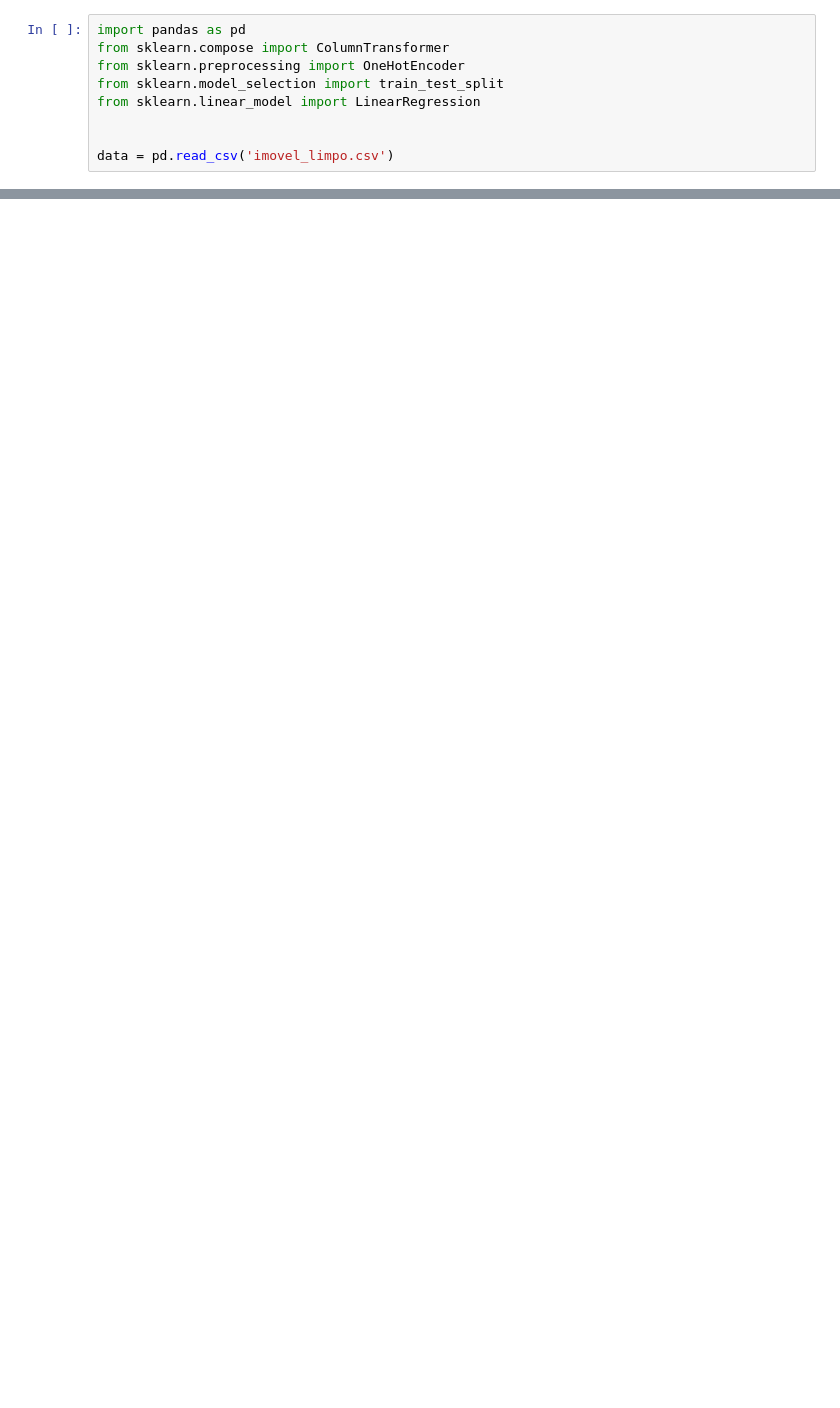
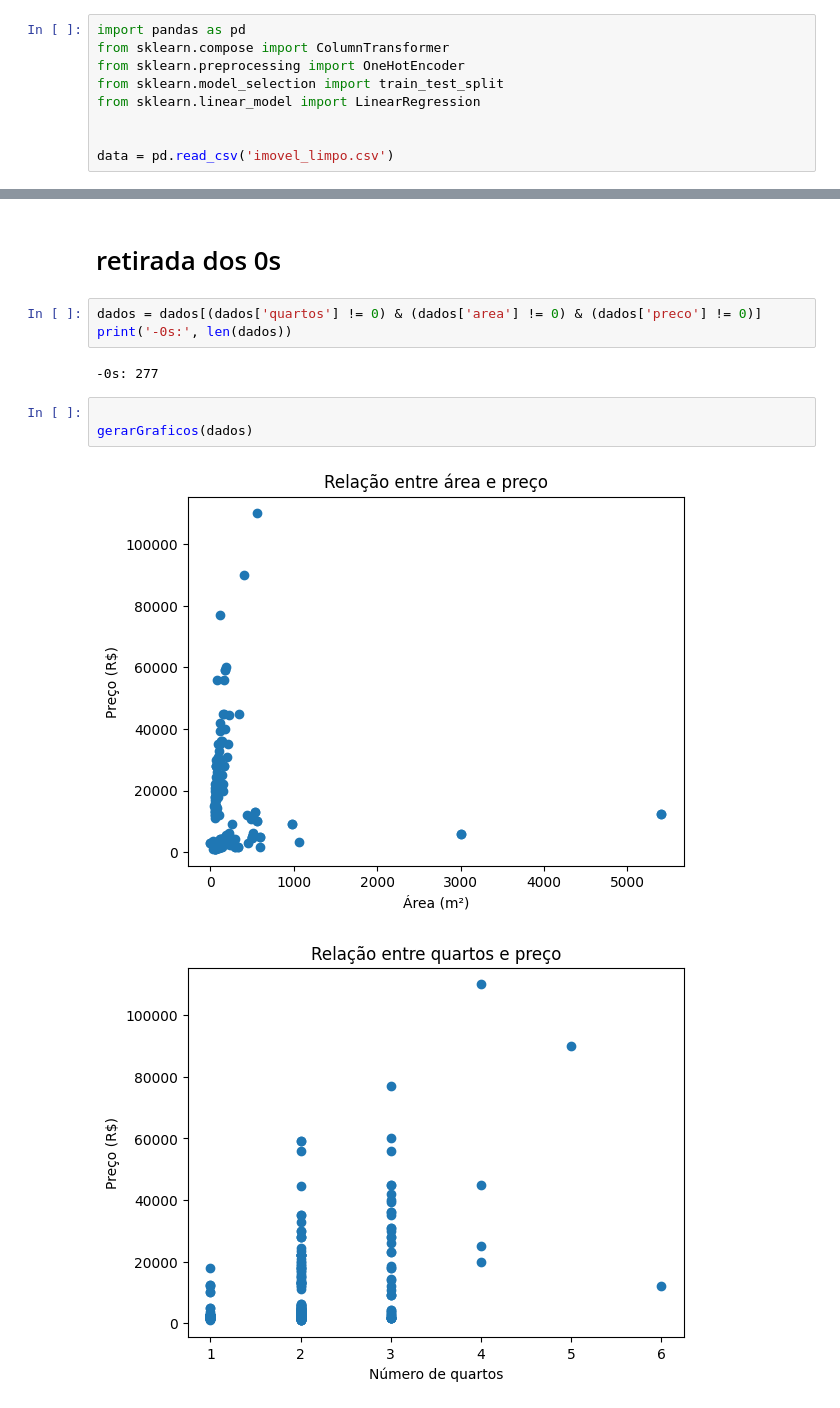
Before and after one commit to AngeloDev-New/IA-Materiais, a Jupyter notebook: 2nd_vinicius/Integrantes/regrecao.ipynb, the cells around one changed output, grey strips where cells are left out. Drawn from its saved outputs; the diff is of its cells as text; blank space fills up the shorter version.

```diff
--- a/2nd_vinicius/Integrantes/regrecao.ipynb
+++ b/2nd_vinicius/Integrantes/regrecao.ipynb
@@ -11,0 +98,13 @@ data = pd.read_csv('imovel_limpo.csv')
+# %% [markdown]
+# retirada dos 0s
+# %%
+dados = dados[(dados['quartos'] != 0) & (dados['area'] != 0) & (dados['preco'] != 0)]
+print('-0s:', len(dados))
+# %% [output]
+-0s: 277
+# %%
+
+gerarGraficos(dados)
+# %% [output]
+[figure, added]
+[figure, added]
```
Also changed, not shown: parts of 12 cells of this notebook, 3 other files.
